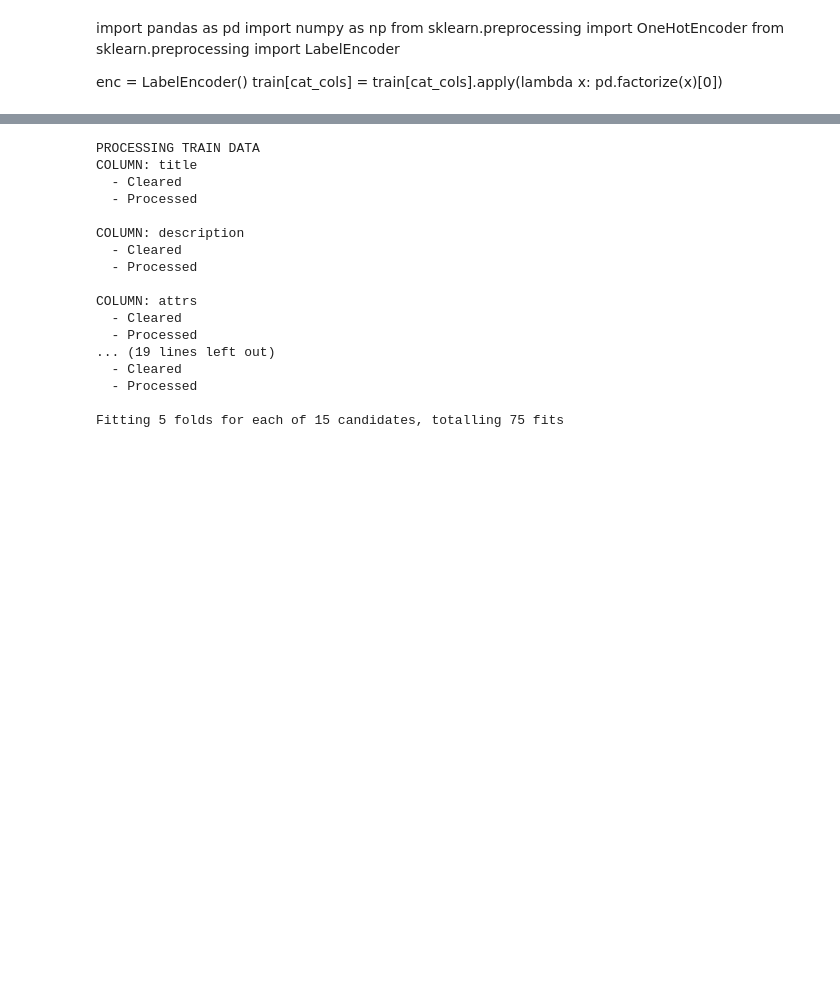
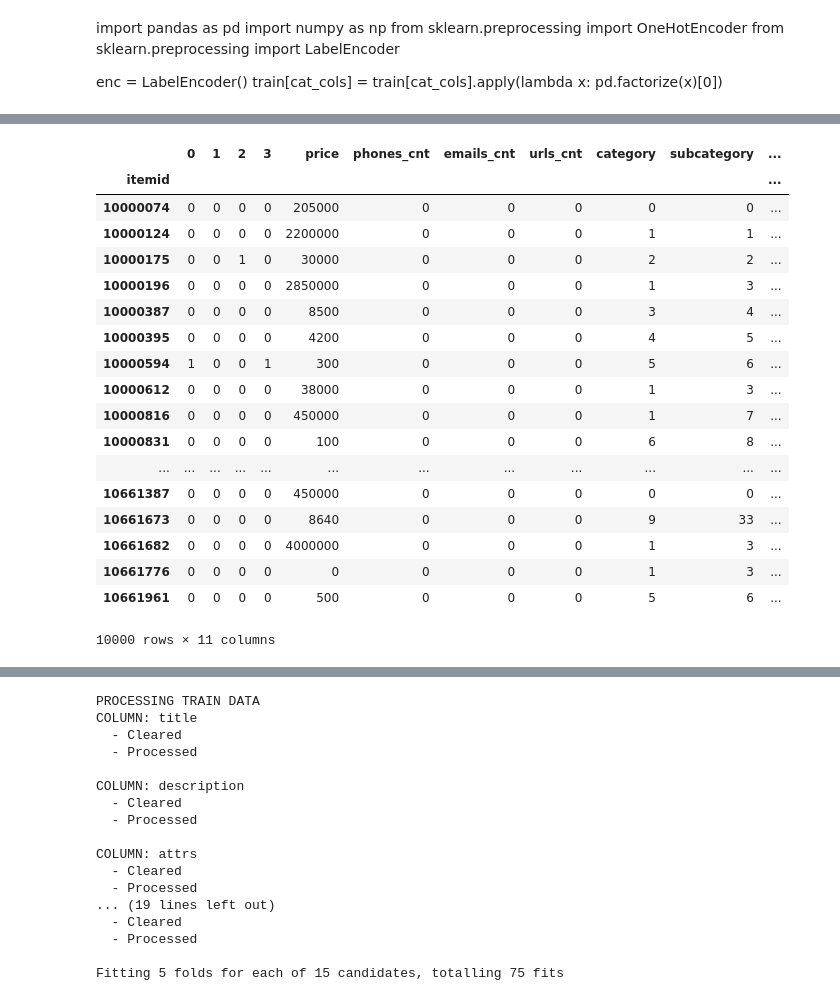
Before and after one commit to Motoaleks/kaggle_avito-prohibited-content, a Jupyter notebook: Solution.ipynb, the cells around one changed output, grey strips where cells are left out. Drawn from its saved outputs; the diff is of its cells as text; code cells hidden in the pictures; blank space fills up the shorter version.

Commit message:
code fitted in methods, but somewhere error while running real datas

```diff
--- a/Solution.ipynb
+++ b/Solution.ipynb
@@ -13,10 +13,19 @@ import string
 
 from sklearn.feature_extraction.text import CountVectorizer
 # %%
+from scipy.stats import randint
+
 MAX_FEATURES = 5000 # Максимальное кол-во признаков-слов для CountVectorizer
 CAT_COLS = ['category', 'subcategory'] # факторизуемые колонки
 TARGET_COLUMNS = ['title', 'description', 'attrs', ['title', 'description']] # колонки, для построения BagOfWords тиблиц
 SEED = 8451 # Показатель рандома
+MODEL_COLUMNS = ['price', 'phones_cnt', 'emails_cnt', 'urls_cnt', 'category', 'subcategory']
+FOREST_TRAIN_PARAMETERS = {"max_depth": randint(low=1, high=15),
+                  "max_features": ['sqrt', 'log2'],
+                  "min_samples_leaf": [4, 8, 16, 32, 64, 128],
+                  "bootstrap": [True, False],
+                  "criterion": ["gini", "entropy"],
+                 }
 # %%
 train_data_raw = pd.DataFrame.from_csv('data/avito_train.tsv', sep='\t')
 test_data_raw = pd.DataFrame.from_csv('data/avito_test.tsv', sep='\t')
@@ -166,0 +187,25 @@ def preprocessFeatures(df, vectorizers=None, columns=TARGET_COLUMNS):
+# %%
+###
+### Полный процесс предобработки данных
+###
+from sklearn.linear_model import SGDClassifier
+from scipy.stats import randint
+from sklearn.ensemble import RandomForestClassifier
+from sklearn.model_selection import RandomizedSearchCV
+
+# 1. Обучение модели
+vectorizers, models, covering_model = trainModel(train_data)
+
+# 2. Обработка данных
+pre_data = preprocessFeatures(test_data, vectorizers)[0]
+
+# 3. Предсказания частных моделей
+priv_predictions = modelsPredicts(pre_data,models)
+
+# 4. Получение сводной матрицы
+X = concatenateRemaining(test_data, priv_predictions)
+
+# 5. Предсказание покрывающей модели
+test_predictions = covering_model.predict(X)
+pasta = X
+pasta['is_blocked'] = test_predictions
@@ -166,0 +247,24 @@ def preprocessFeatures(df, vectorizers=None, columns=TARGET_COLUMNS):
+# %%
+# X = X.drop('is_blocked', 1)
+# covering_model.score(X, y)
+pasta
+# %% [output]
+|  | 0 | 1 | 2 | 3 | price | phones_cnt | emails_cnt | urls_cnt | category | subcategory | ... |
+| itemid |  |  |  |  |  |  |  |  |  |  | ... |
+| 10000074 | 0 | 0 | 0 | 0 | 205000 | 0 | 0 | 0 | 0 | 0 | ... |
+| 10000124 | 0 | 0 | 0 | 0 | 2200000 | 0 | 0 | 0 | 1 | 1 | ... |
+| 10000175 | 0 | 0 | 1 | 0 | 30000 | 0 | 0 | 0 | 2 | 2 | ... |
+| 10000196 | 0 | 0 | 0 | 0 | 2850000 | 0 | 0 | 0 | 1 | 3 | ... |
+| 10000387 | 0 | 0 | 0 | 0 | 8500 | 0 | 0 | 0 | 3 | 4 | ... |
+| 10000395 | 0 | 0 | 0 | 0 | 4200 | 0 | 0 | 0 | 4 | 5 | ... |
+| 10000594 | 1 | 0 | 0 | 1 | 300 | 0 | 0 | 0 | 5 | 6 | ... |
+| 10000612 | 0 | 0 | 0 | 0 | 38000 | 0 | 0 | 0 | 1 | 3 | ... |
+| 10000816 | 0 | 0 | 0 | 0 | 450000 | 0 | 0 | 0 | 1 | 7 | ... |
+| 10000831 | 0 | 0 | 0 | 0 | 100 | 0 | 0 | 0 | 6 | 8 | ... |
+| ... | ... | ... | ... | ... | ... | ... | ... | ... | ... | ... | ... |
+| 10661387 | 0 | 0 | 0 | 0 | 450000 | 0 | 0 | 0 | 0 | 0 | ... |
+| 10661673 | 0 | 0 | 0 | 0 | 8640 | 0 | 0 | 0 | 9 | 33 | ... |
+| 10661682 | 0 | 0 | 0 | 0 | 4000000 | 0 | 0 | 0 | 1 | 3 | ... |
+| 10661776 | 0 | 0 | 0 | 0 | 0 | 0 | 0 | 0 | 1 | 3 | ... |
+| 10661961 | 0 | 0 | 0 | 0 | 500 | 0 | 0 | 0 | 5 | 6 | ... |
+10000 rows × 11 columns
```
Also changed, not shown: parts of 5 cells of this notebook.
